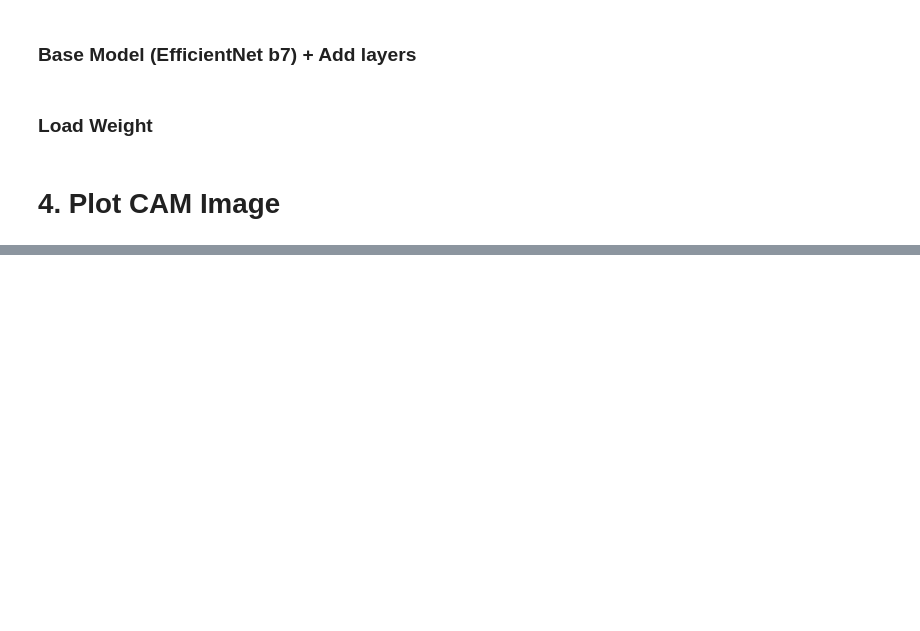
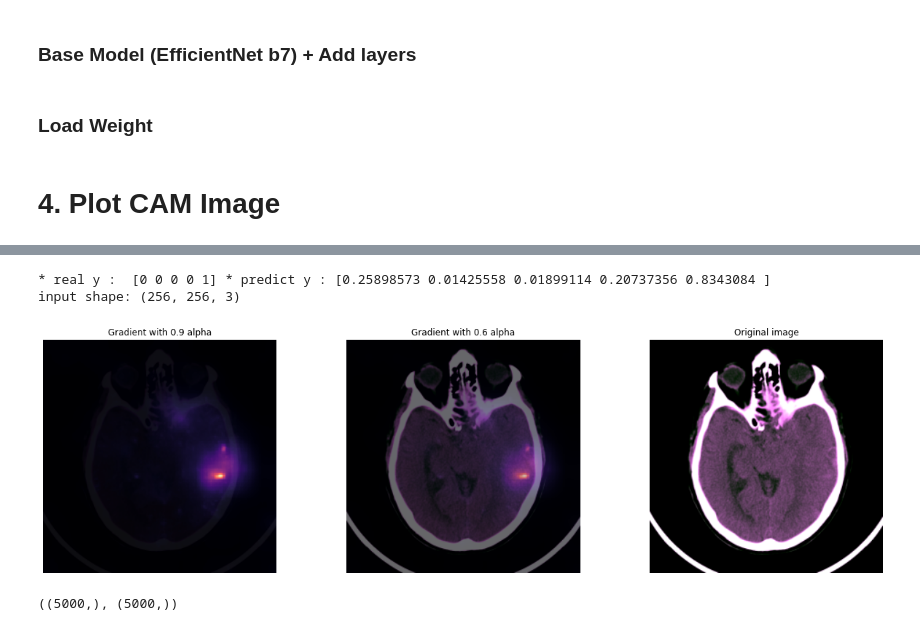
Before and after one commit to yebiny/Diagnosis-brain-CTimages, a Jupyter notebook: 6-CAM/cam_example.ipynb, the cells around one changed output, grey strips where cells are left out. Cells and saved outputs as stored; diff of their text form; code cells hidden in the pictures; blank space fills up the shorter version.

```diff
--- a/6-CAM/cam_example.ipynb
+++ b/6-CAM/cam_example.ipynb
@@ -218,0 +225,14 @@ input shape: (256, 256, 3)
+# %%
+show_cam_img(3, x_test, y_test, y_pred)
+# %% [output]
+* real y :  [0 0 0 0 1] * predict y : [0.25898573 0.01425558 0.01899114 0.20737356 0.8343084 ]
+input shape: (256, 256, 3)
+[figure, added]
+# %%
+pred = np.round(y_pred)
+pred = np.reshape(pred, (5000))
+
+real = np.reshape(y_test[:1000], (5000))
+real.shape, pred.shape
+# %% [output]
+((5000,), (5000,))
```
Also changed, not shown: parts of 4 cells of this notebook, 1 other file.
